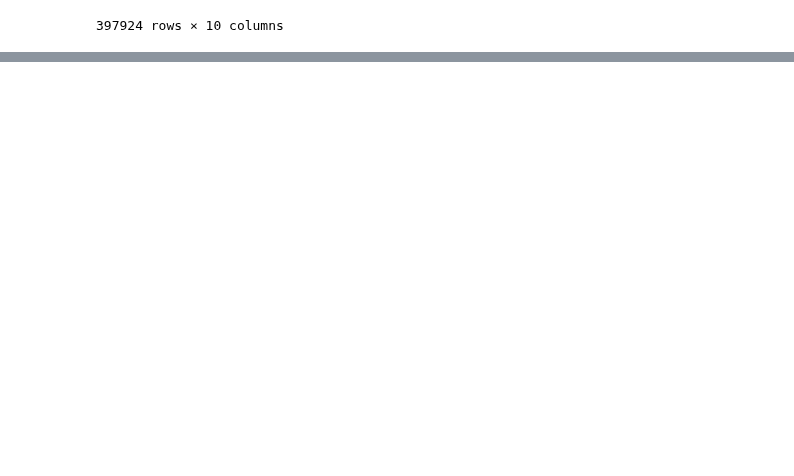
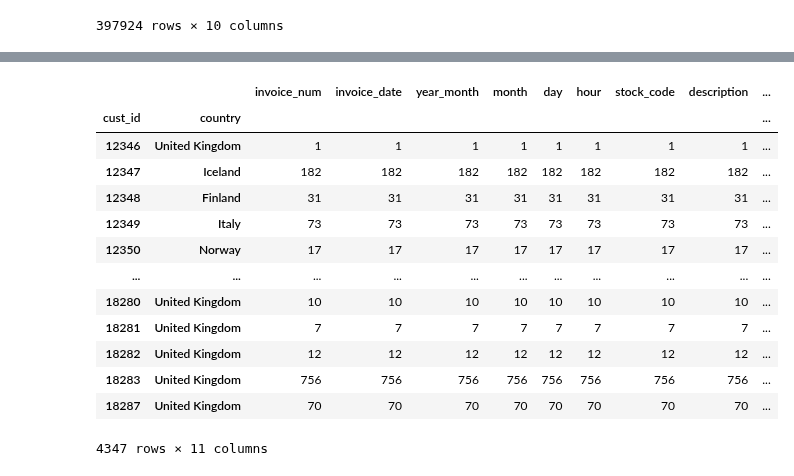
Before and after one commit to ApoorvaReddy17/practice, a Jupyter notebook: Data_Analysis_EDA_.ipynb, the cells around one changed output, grey strips where cells are left out. Drawn from its saved outputs; the diff is of its cells as text; code cells hidden in the pictures; blank space fills up the shorter version.

```diff
--- a/Data_Analysis_EDA_.ipynb
+++ b/Data_Analysis_EDA_.ipynb
@@ -492,0 +598,18 @@ Name: invoice_date, Length: 397924, dtype: int32
+# %%
+# groupby using cust_id and country
+df_new.groupby(by = ['cust_id', 'country']).count()
+# %% [output]
+|  |  | invoice_num | invoice_date | year_month | month | day | hour | stock_code | description | ... |
+| cust_id | country |  |  |  |  |  |  |  |  | ... |
+| 12346 | United Kingdom | 1 | 1 | 1 | 1 | 1 | 1 | 1 | 1 | ... |
+| 12347 | Iceland | 182 | 182 | 182 | 182 | 182 | 182 | 182 | 182 | ... |
+| 12348 | Finland | 31 | 31 | 31 | 31 | 31 | 31 | 31 | 31 | ... |
+| 12349 | Italy | 73 | 73 | 73 | 73 | 73 | 73 | 73 | 73 | ... |
+| 12350 | Norway | 17 | 17 | 17 | 17 | 17 | 17 | 17 | 17 | ... |
+| ... | ... | ... | ... | ... | ... | ... | ... | ... | ... | ... |
+| 18280 | United Kingdom | 10 | 10 | 10 | 10 | 10 | 10 | 10 | 10 | ... |
+| 18281 | United Kingdom | 7 | 7 | 7 | 7 | 7 | 7 | 7 | 7 | ... |
+| 18282 | United Kingdom | 12 | 12 | 12 | 12 | 12 | 12 | 12 | 12 | ... |
+| 18283 | United Kingdom | 756 | 756 | 756 | 756 | 756 | 756 | 756 | 756 | ... |
+| 18287 | United Kingdom | 70 | 70 | 70 | 70 | 70 | 70 | 70 | 70 | ... |
+4347 rows × 11 columns
```
Also changed, not shown: parts of 24 cells of this notebook.
